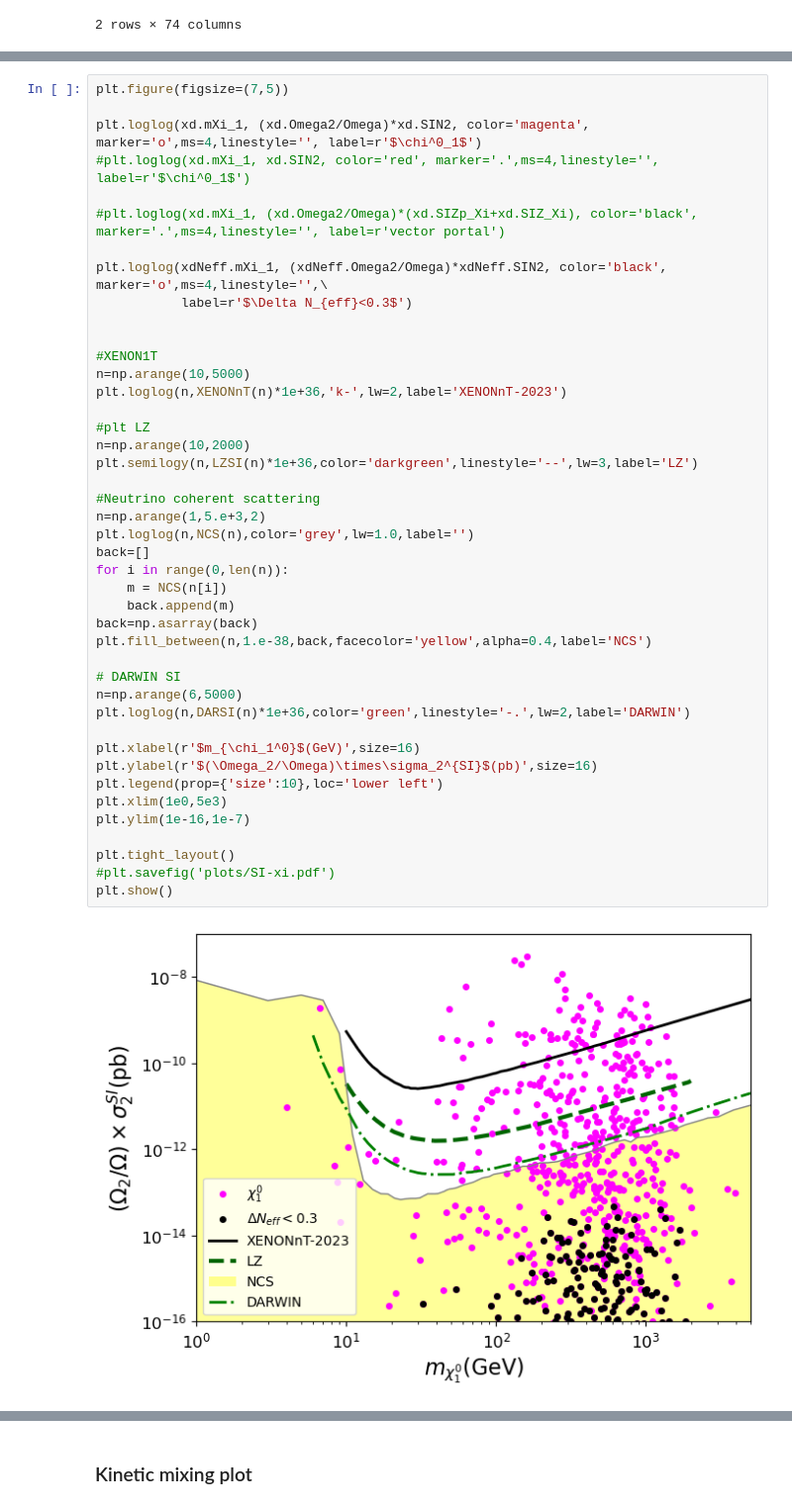
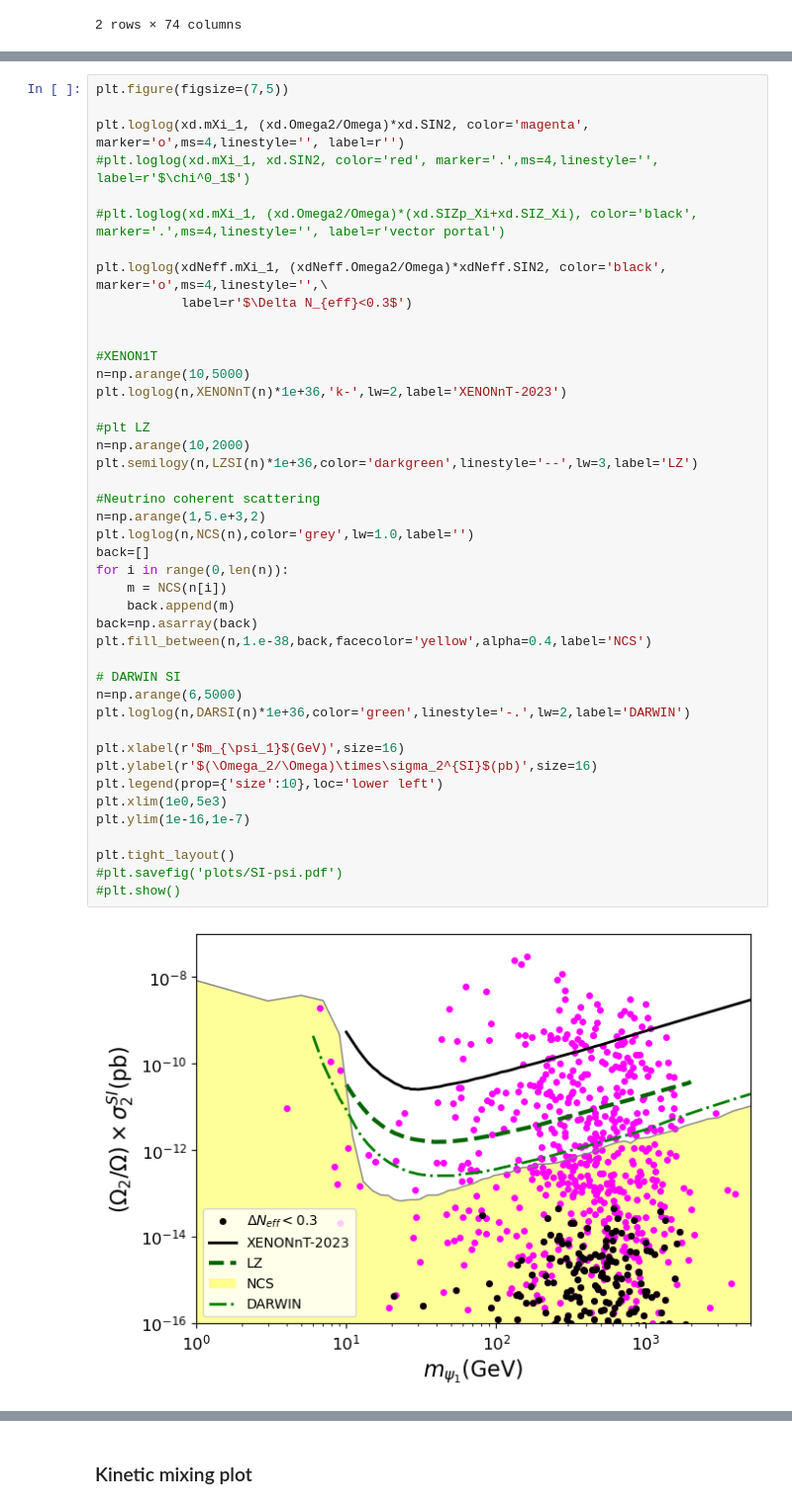
Before and after one commit to davidsuarezr/MDEO, a Jupyter notebook: random-scan-DM.ipynb, the cells around one changed output, grey strips where cells are left out. Shown at 99% size. Cells and saved outputs as stored; diff of their text form.

```diff
--- a/random-scan-DM.ipynb
+++ b/random-scan-DM.ipynb
@@ -349,7 +347,7 @@ BP.to_excel('BP.xlsx')
 # %%
 plt.figure(figsize=(7,5))
 
-plt.loglog(xd.mXi_1, (xd.Omega2/Omega)*xd.SIN2, color='magenta', marker='o',ms=4,linestyle='', label=r'$\chi^0_1$')
+plt.loglog(xd.mXi_1, (xd.Omega2/Omega)*xd.SIN2, color='magenta', marker='o',ms=4,linestyle='', label=r'')
 #plt.loglog(xd.mXi_1, xd.SIN2, color='red', marker='.',ms=4,linestyle='', label=r'$\chi^0_1$')
 
 #plt.loglog(xd.mXi_1, (xd.Omega2/Omega)*(xd.SIZp_Xi+xd.SIZ_Xi), color='black', marker='.',ms=4,linestyle='', label=r'vector portal')
@@ -360,34 +358,34 @@ plt.loglog(xdNeff.mXi_1, (xdNeff.Omega2/Omega)*xdNeff.SIN2, color='black', marke
 
 #XENON1T
 n=np.arange(10,5000)
 plt.loglog(n,XENONnT(n)*1e+36,'k-',lw=2,label='XENONnT-2023')
 
 #plt LZ
 n=np.arange(10,2000)
 plt.semilogy(n,LZSI(n)*1e+36,color='darkgreen',linestyle='--',lw=3,label='LZ')
 
 #Neutrino coherent scattering
 n=np.arange(1,5.e+3,2)
 plt.loglog(n,NCS(n),color='grey',lw=1.0,label='')
 back=[]
 for i in range(0,len(n)):
     m = NCS(n[i])
     back.append(m)
 back=np.asarray(back)
 plt.fill_between(n,1.e-38,back,facecolor='yellow',alpha=0.4,label='NCS')
 
 # DARWIN SI
 n=np.arange(6,5000)
 plt.loglog(n,DARSI(n)*1e+36,color='green',linestyle='-.',lw=2,label='DARWIN')
 
-plt.xlabel(r'$m_{\chi_1^0}$(GeV)',size=16)
+plt.xlabel(r'$m_{\psi_1}$(GeV)',size=16)
 plt.ylabel(r'$(\Omega_2/\Omega)\times\sigma_2^{SI}$(pb)',size=16)
 plt.legend(prop={'size':10},loc='lower left')
 plt.xlim(1e0,5e3)
 plt.ylim(1e-16,1e-7)
 
 plt.tight_layout()
-#plt.savefig('plots/SI-xi.pdf')
-plt.show()
+#plt.savefig('plots/SI-psi.pdf')
+#plt.show()
 # %% [output]
-[figure, old version]
+[figure, new version]
```
Also changed, not shown: parts of 37 cells of this notebook, 3 other files.
